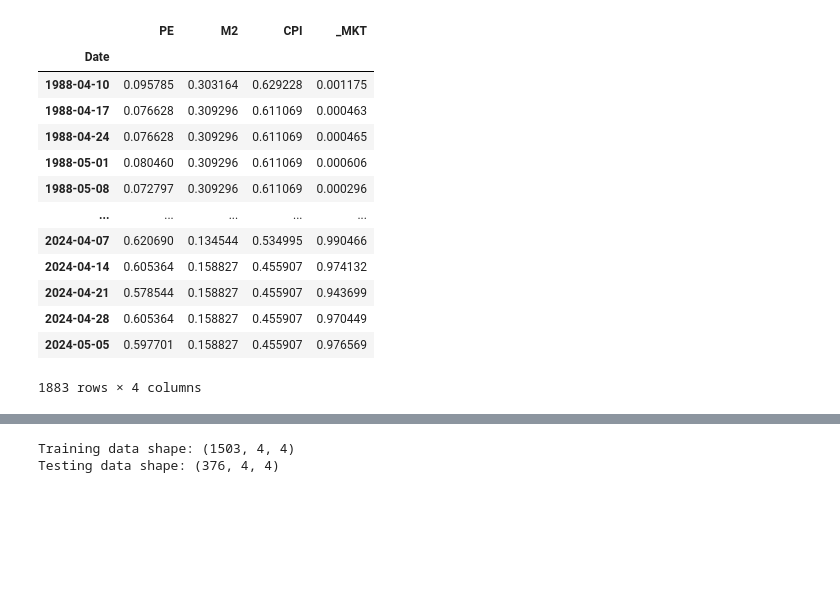
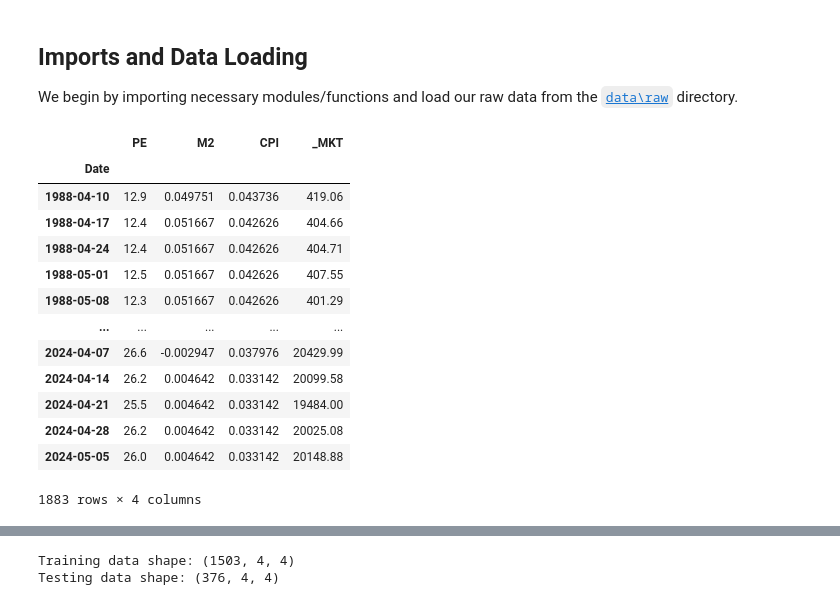
Before and after one commit to dianayjin/ml-based-trading-strategy, a Jupyter notebook: notebooks/1.0-dj-inital-model-exploration.ipynb, the cells around one changed output, grey strips where cells are left out. Drawn from its saved outputs; the diff is of its cells as text; code cells hidden in the pictures; blank space fills up the shorter version.

```diff
--- a/notebooks/1.0-dj-inital-model-exploration.ipynb
+++ b/notebooks/1.0-dj-inital-model-exploration.ipynb
@@ -1,39 +1,36 @@
+# %% [markdown]
+## Imports and Data Loading
+
+We begin by importing necessary modules/functions and load our raw data from the [`data\raw`](<..\data\raw>) directory.
 # %%
 import os
 import numpy as np
 import pandas as pd
 from sklearn.preprocessing import MinMaxScaler
 from sklearn.metrics import mean_squared_error, mean_absolute_error, r2_score, mean_absolute_percentage_error
 import matplotlib.pyplot as plt
-import seaborn as sns
 from tensorflow.keras.models import Model
 from tensorflow.keras.layers import Input, Conv1D, Flatten, Dense, LSTM, Reshape
 from tensorflow.keras.regularizers import l2
-from tensorflow.keras.callbacks import EarlyStopping
 
 # load data
 data = pd.read_excel(os.path.join('..', 'data', 'raw', 'market_data.xlsx'), usecols=['Date', 'CPI', 'PE', 'M2', '_MKT'])
 data['Date'] = pd.to_datetime(data['Date'])
 data.set_index('Date', inplace=True)
 
-# preprocess
-scaler = MinMaxScaler()
-scaled_data = scaler.fit_transform(data)
-scaled_data = pd.DataFrame(scaled_data, columns=data.columns, index=data.index)
-
-display(scaled_data)
+display(data)
 # %% [output]
 |  | PE | M2 | CPI | _MKT |
 | Date |  |  |  |  |
-| 1988-04-10 | 0.095785 | 0.303164 | 0.629228 | 0.001175 |
-| 1988-04-17 | 0.076628 | 0.309296 | 0.611069 | 0.000463 |
-| 1988-04-24 | 0.076628 | 0.309296 | 0.611069 | 0.000465 |
-| 1988-05-01 | 0.080460 | 0.309296 | 0.611069 | 0.000606 |
-| 1988-05-08 | 0.072797 | 0.309296 | 0.611069 | 0.000296 |
+| 1988-04-10 | 12.9 | 0.049751 | 0.043736 | 419.06 |
+| 1988-04-17 | 12.4 | 0.051667 | 0.042626 | 404.66 |
+| 1988-04-24 | 12.4 | 0.051667 | 0.042626 | 404.71 |
+| 1988-05-01 | 12.5 | 0.051667 | 0.042626 | 407.55 |
+| 1988-05-08 | 12.3 | 0.051667 | 0.042626 | 401.29 |
 | ... | ... | ... | ... | ... |
-| 2024-04-07 | 0.620690 | 0.134544 | 0.534995 | 0.990466 |
-| 2024-04-14 | 0.605364 | 0.158827 | 0.455907 | 0.974132 |
-| 2024-04-21 | 0.578544 | 0.158827 | 0.455907 | 0.943699 |
-| 2024-04-28 | 0.605364 | 0.158827 | 0.455907 | 0.970449 |
-| 2024-05-05 | 0.597701 | 0.158827 | 0.455907 | 0.976569 |
+| 2024-04-07 | 26.6 | -0.002947 | 0.037976 | 20429.99 |
+| 2024-04-14 | 26.2 | 0.004642 | 0.033142 | 20099.58 |
+| 2024-04-21 | 25.5 | 0.004642 | 0.033142 | 19484.00 |
+| 2024-04-28 | 26.2 | 0.004642 | 0.033142 | 20025.08 |
+| 2024-05-05 | 26.0 | 0.004642 | 0.033142 | 20148.88 |
 1883 rows × 4 columns
```
Also changed, not shown: parts of 12 cells of this notebook, 5 other files.
